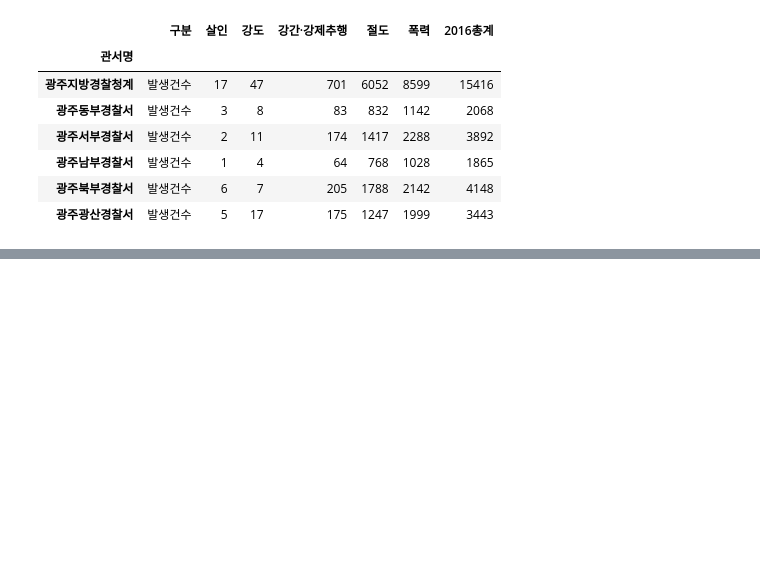
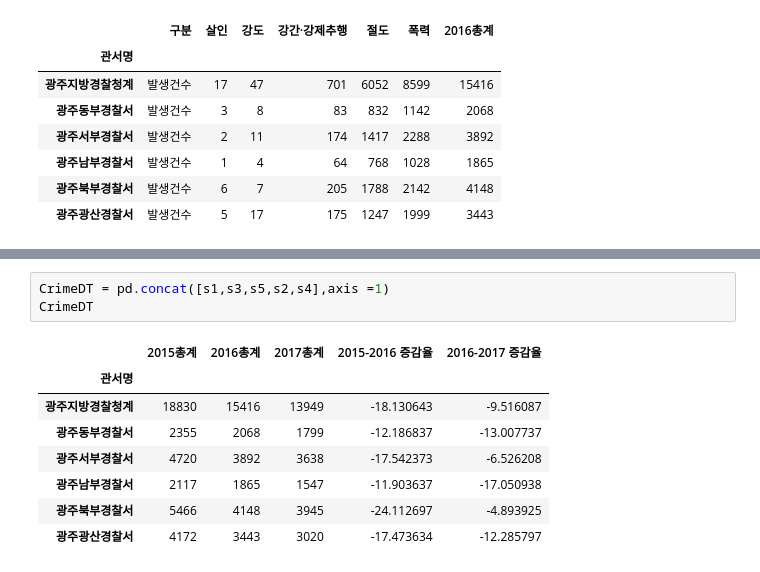
Before and after one commit to pillz9408/python, a Jupyter notebook: DataVisualize/crimeDataTest.ipynb, the cells around one changed output, grey strips where cells are left out. Saved outputs shown, nothing was run; the diff lists cells and outputs as text; blank space fills up the shorter version.

```diff
--- a/DataVisualize/crimeDataTest.ipynb
+++ b/DataVisualize/crimeDataTest.ipynb
@@ -154,0 +180,12 @@ See the caveats in the documentation: https://pandas.pydata.org/pandas-docs/stab
+# %%
+CrimeDT = pd.concat([s1,s3,s5,s2,s4],axis =1)
+CrimeDT
+# %% [output]
+|  | 2015총계 | 2016총계 | 2017총계 | 2015-2016 증감율 | 2016-2017 증감율 |
+| 관서명 |  |  |  |  |  |
+| 광주지방경찰청계 | 18830 | 15416 | 13949 | -18.130643 | -9.516087 |
+| 광주동부경찰서 | 2355 | 2068 | 1799 | -12.186837 | -13.007737 |
+| 광주서부경찰서 | 4720 | 3892 | 3638 | -17.542373 | -6.526208 |
+| 광주남부경찰서 | 2117 | 1865 | 1547 | -11.903637 | -17.050938 |
+| 광주북부경찰서 | 5466 | 4148 | 3945 | -24.112697 | -4.893925 |
+| 광주광산경찰서 | 4172 | 3443 | 3020 | -17.473634 | -12.285797 |
```
Also changed, not shown: parts of 4 cells of this notebook, 1 other file.
